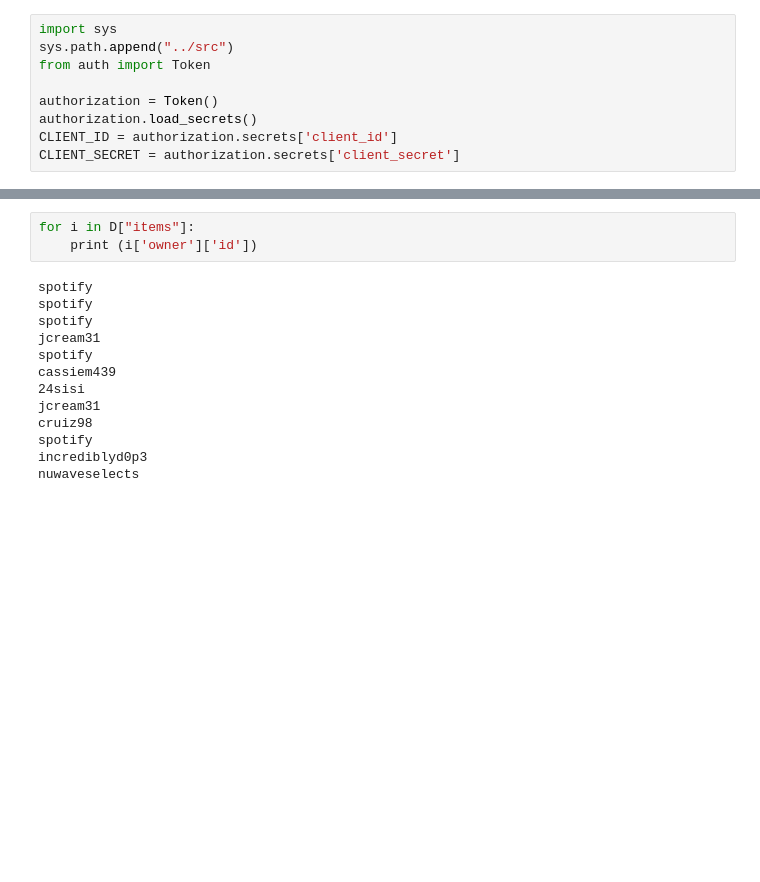
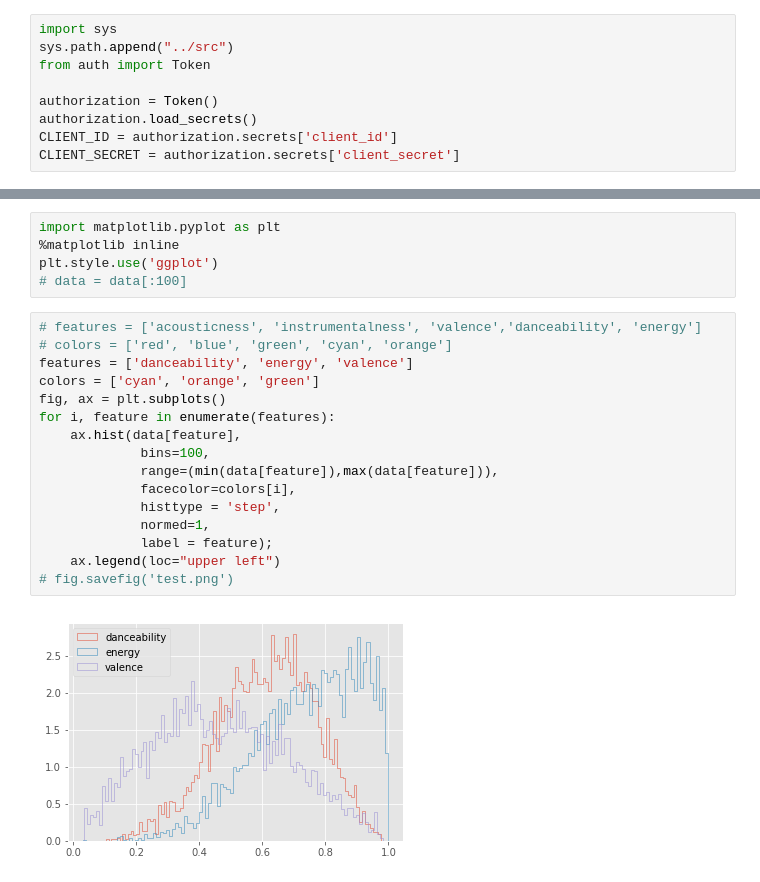
Before and after one commit to jcream31/workout_music_recommender, a Jupyter notebook: notebooks/Analysis.ipynb, the cells around one changed output, grey strips where cells are left out. Drawn from its saved outputs; the diff is of its cells as text; blank space fills up the shorter version.

Commit message:
added histogram to site

```diff
--- a/notebooks/Analysis.ipynb
+++ b/notebooks/Analysis.ipynb
@@ -758,16 +341,23 @@ D = {
-# %%
-for i in D["items"]:
-    print (i['owner']['id'])
-# %% [output]
-spotify
-spotify
-spotify
-jcream31
-spotify
-cassiem439
-24sisi
-jcream31
-cruiz98
-spotify
-incrediblyd0p3
-nuwaveselects
+# %%
+import matplotlib.pyplot as plt
+%matplotlib inline
+plt.style.use('ggplot')
+# data = data[:100]
+# %%
+# features = ['acousticness', 'instrumentalness', 'valence','danceability', 'energy']
+# colors = ['red', 'blue', 'green', 'cyan', 'orange']
+features = ['danceability', 'energy', 'valence']
+colors = ['cyan', 'orange', 'green']
+fig, ax = plt.subplots()
+for i, feature in enumerate(features):
+    ax.hist(data[feature],
+             bins=100,
+             range=(min(data[feature]),max(data[feature])),
+             facecolor=colors[i],
+             histtype = 'step',
+             normed=1,
+             label = feature);
+    ax.legend(loc="upper left")
+# fig.savefig('test.png')
+# %% [output]
+[figure, added]
```
Also changed, not shown: parts of 7 cells of this notebook, 2 other files.
